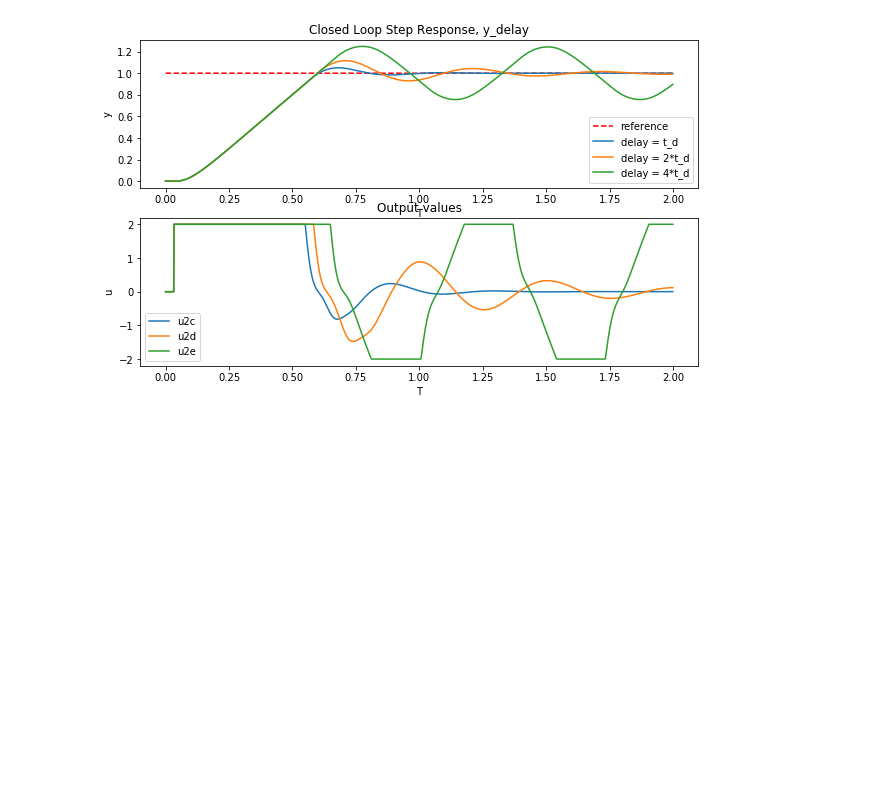
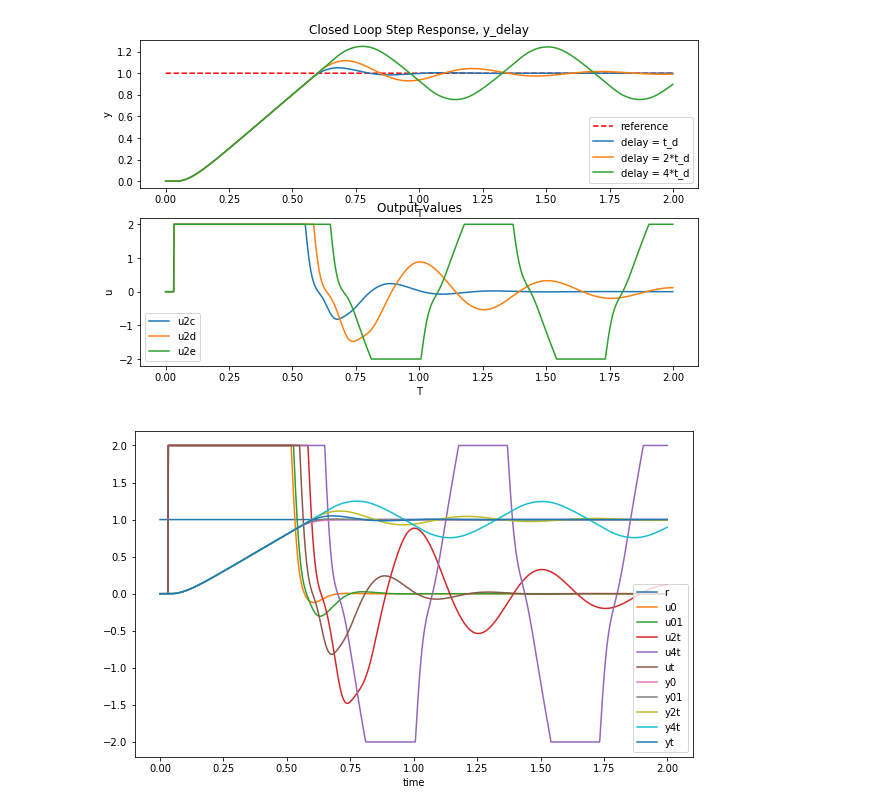
Before and after one commit to ipa-lth/jupyter_nb, a Jupyter notebook: optimization/Diss_Lens_sim_ydelay.ipynb, the cells around one changed output. Drawn from its saved outputs; the diff is of its cells as text; code cells hidden in the pictures; blank space fills up the shorter version.

```diff
--- a/optimization/Diss_Lens_sim_ydelay.ipynb
+++ b/optimization/Diss_Lens_sim_ydelay.ipynb
@@ -572,3 +572,45 @@ plt.show()
 #                         plot_control_step_s=(T[:], s))
 # %% [output]
 [figure]
+# %%
+import pandas as pd
+
+#line0, = plt.plot(T[:], np.array(y1[0,:].T), 'r', label='dyn_out')
+#line1, = plt.plot(T[:], np.array(y2a[0,:].T), '-', label='delay = 0')
+#line1, = plt.plot(T[:], np.array(y2b[0,:].T), '-', label='delay = 0.01')
+#line1, = plt.plot(T[:], np.array(y2c[0,:].T), '-', label='delay = t_d')
+#line1, = plt.plot(T[:], np.array(y2d[0,:].T), '-', label='delay = 2*t_d')
+#line1, = plt.plot(T[:], np.array(y2e[0,:].T), '-', label='delay = 4*t_d')
+#ax2.plot(T, u2a_sat, '-', label='u2')
+#ax2.plot(T, u2b_sat, '-', label='u2b')
+#ax2.plot(T, u2c_sat, '-', label='u2c')
+#ax2.plot(T, u2d_sat, '-', label='u2d')
+#ax2.plot(T, u2e_sat, '-', label='u2e')
+
+df1 = pd.DataFrame(index=T, data={
+                                     'y0':np.array(y2a).reshape(-1,).tolist(),
+                                     'y01':np.array(y2b).reshape(-1,).tolist(),
+                                     'yt':np.array(y2c).reshape(-1,).tolist(),
+                                     'y2t':np.array(y2d).reshape(-1,).tolist(),
+                                     'y4t':np.array(y2e).reshape(-1,).tolist(),
+                                     'r':s,
+                                     'u0':np.array(u2a_sat).reshape(-1,).tolist(),
+                                     'u01':np.array(u2b_sat).reshape(-1,).tolist(),
+                                     'ut':np.array(u2c_sat).reshape(-1,).tolist(),
+                                     'u2t':np.array(u2d_sat).reshape(-1,).tolist(),
+                                     'u4t':np.array(u2e_sat).reshape(-1,).tolist(),
+                                    }
+                  )
+df1.index.name = 'time'
+
+if len(df1) > 2000:
+    divider = int(round(len(df1)/2000.0))
+    print divider
+    print len(df1.iloc[::divider, :])
+else:
+    divider = 1
+
+df1.iloc[::divider, :].plot()
+df1.iloc[::divider, :].to_csv("arf_delay_y.csv")
+# %% [output]
+[figure, added]
```
Also changed, not shown: 3 other files.
